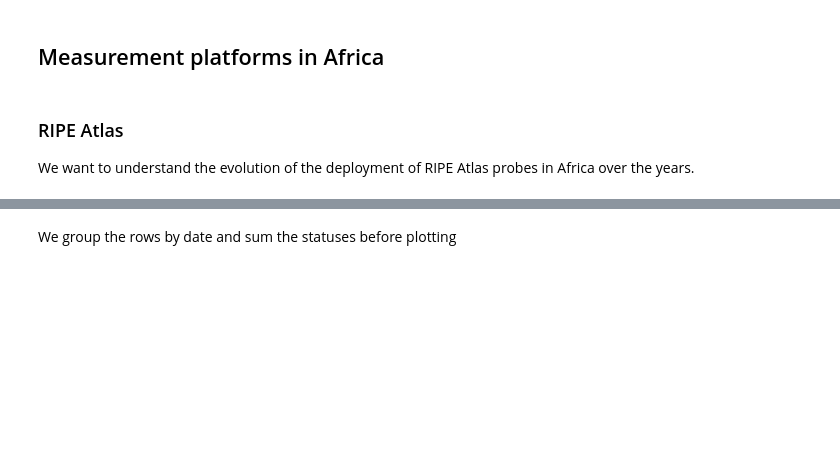
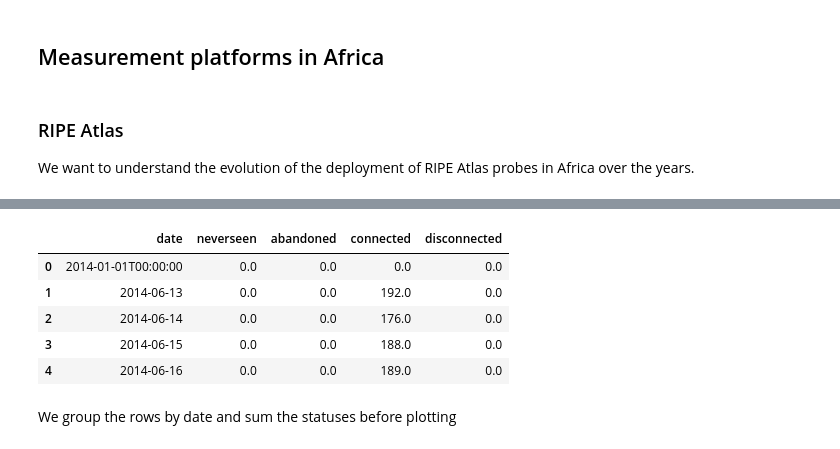
Before and after one commit to AFRINIC-Labs/Africa_Internet_Measurement_Survey, a Jupyter notebook: platforms-africa.ipynb, the cells around one changed output, grey strips where cells are left out. Drawn from its saved outputs; the diff is of its cells as text; code cells hidden in the pictures; blank space fills up the shorter version.

```diff
--- a/platforms-africa.ipynb
+++ b/platforms-africa.ipynb
@@ -113,5 +120,13 @@ df = df.iloc[:,[0,1,2,3,4]]
 # %%
 df_agg = df.groupby(['date'])['neverseen', 'abandoned','connected','disconnected'].sum().reset_index()
+df_agg.head()
+# %% [output]
+|  | date | neverseen | abandoned | connected | disconnected |
+| 0 | 2014-01-01T00:00:00 | 0.0 | 0.0 | 0.0 | 0.0 |
+| 1 | 2014-06-13 | 0.0 | 0.0 | 192.0 | 0.0 |
+| 2 | 2014-06-14 | 0.0 | 0.0 | 176.0 | 0.0 |
+| 3 | 2014-06-15 | 0.0 | 0.0 | 188.0 | 0.0 |
+| 4 | 2014-06-16 | 0.0 | 0.0 | 189.0 | 0.0 |
 # %% [markdown]
 We group the rows by date and sum the statuses before plotting
 # %% [markdown]
```
Also changed, not shown: parts of 10 cells of this notebook, 4 other files.
